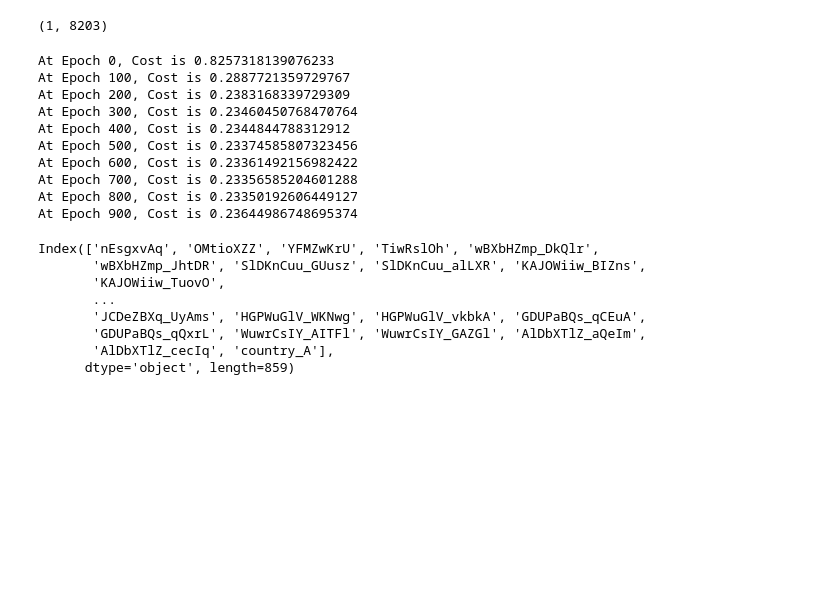
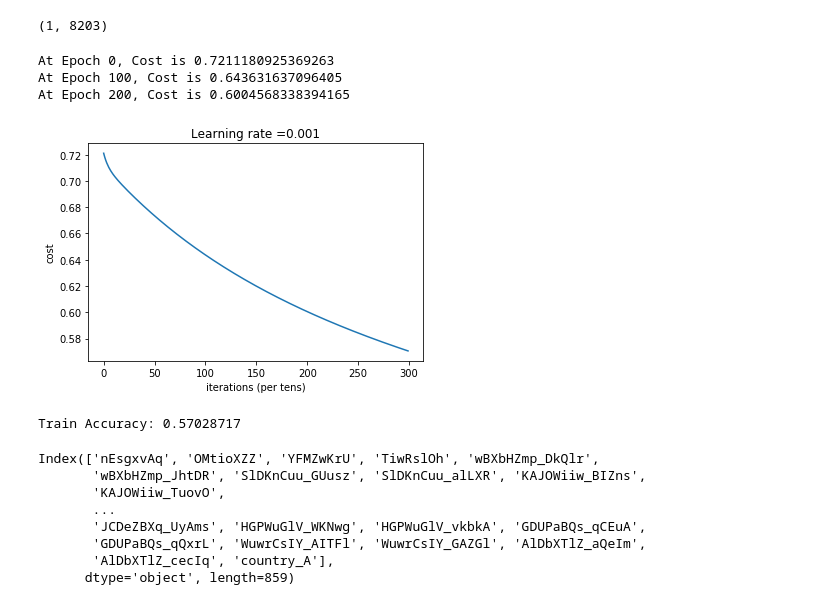
Before and after one commit to jaeycyril/poverty-prediction, a Jupyter notebook: wrangle_1.ipynb, the cells around one changed output. Saved outputs shown, nothing was run; the diff lists cells and outputs as text; code cells hidden in the pictures; blank space fills up the shorter version.

Commit message:
tweak models for higher accuracy

```diff
--- a/wrangle_1.ipynb
+++ b/wrangle_1.ipynb
@@ -158,6 +158,7 @@ def fit(xtrain, ytrain, alpha=0.001, epochs=1000):
     '''function which does the training of the model'''
 
     tf.reset_default_graph()
+    tf.set_random_seed(1)
     (num_x, m) = xtrain.shape
     num_y = ytrain.shape[0]
     costs = []
@@ -170,7 +171,7 @@ def fit(xtrain, ytrain, alpha=0.001, epochs=1000):
 
     cost = get_cost(z, Y)
 
-    optimizer = tf.train.AdamOptimizer(learning_rate=alpha).minimize(cost)
+    optimizer = tf.train.GradientDescentOptimizer(learning_rate=alpha).minimize(cost)
 
     init = tf.global_variables_initializer()
 
@@ -186,6 +187,18 @@ def fit(xtrain, ytrain, alpha=0.001, epochs=1000):
 
         parameters = sess.run(parameters)
 
+        # plot the cost
+        plt.plot(np.squeeze(costs))
+        plt.ylabel('cost')
+        plt.xlabel('iterations (per tens)')
+        plt.title("Learning rate =" + str(alpha))
+        plt.show()
+
+        # Calculate accuracy on the train set
+        accuracy = get_cost(z, Y)
+
+        print ("Train Accuracy:", accuracy.eval({X: xtrain, Y: ytrain}))
+
 
         return parameters
 # %%
@@ -229,18 +242,13 @@ atrainY.shape
 # %% [output]
 (1, 8203)
 # %%
-A_params = fit(atrainX, atrainY, epochs=1000)
+A_params = fit(atrainX, atrainY, epochs=300)
 # %% [output]
-At Epoch 0, Cost is 0.8257318139076233
-At Epoch 100, Cost is 0.2887721359729767
-At Epoch 200, Cost is 0.2383168339729309
-At Epoch 300, Cost is 0.23460450768470764
-At Epoch 400, Cost is 0.2344844788312912
-At Epoch 500, Cost is 0.23374585807323456
-At Epoch 600, Cost is 0.23361492156982422
-At Epoch 700, Cost is 0.23356585204601288
-At Epoch 800, Cost is 0.23350192606449127
-At Epoch 900, Cost is 0.23644986748695374
+At Epoch 0, Cost is 0.7211180925369263
+At Epoch 100, Cost is 0.643631637096405
+At Epoch 200, Cost is 0.6004568338394165
+[figure, added]
+Train Accuracy: 0.57028717
 # %%
 def predict_final(parameters, X):
     '''compute the class probability of the neural network given the trained model params'''
```
Also changed, not shown: parts of 6 cells of this notebook, 3 other files.
